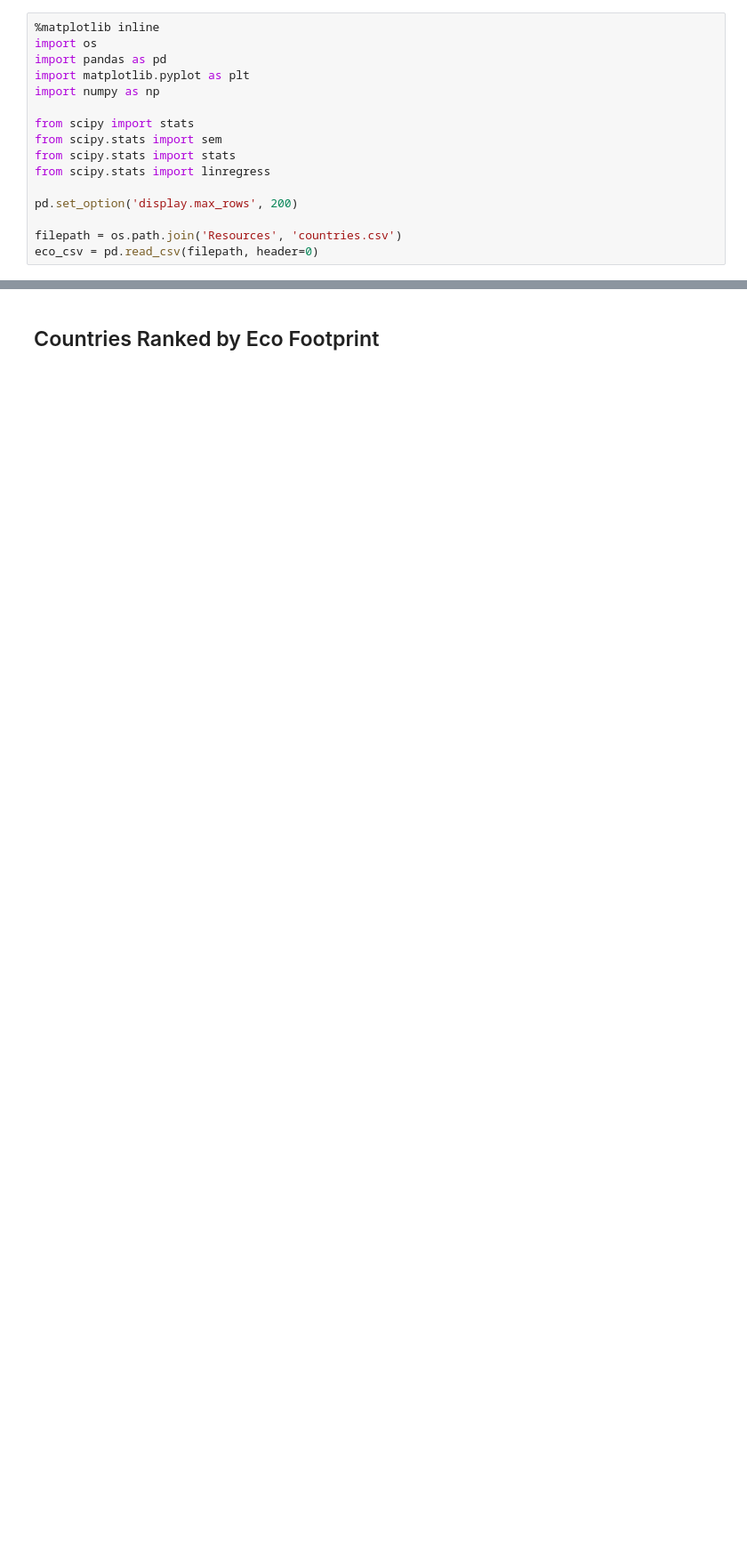
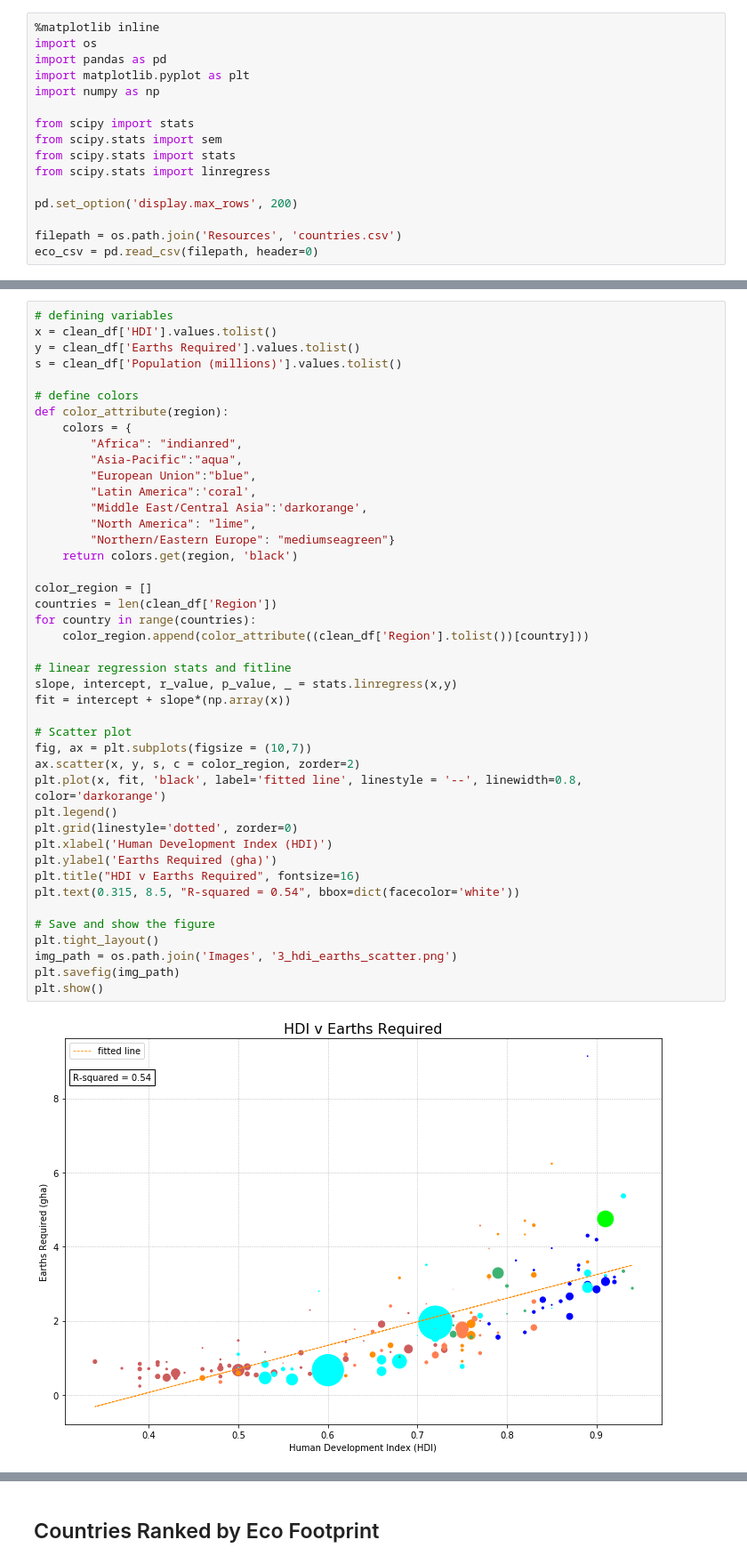
Before and after one commit to limbz-sami/Eco_footprint, a Jupyter notebook: eco_analysis.ipynb, the cells around one changed output, grey strips where cells are left out. Shown at 89% size. Cells and saved outputs as stored; diff of their text form; blank space fills up the shorter version.

```diff
--- a/eco_analysis.ipynb
+++ b/eco_analysis.ipynb
@@ -16,0 +151,45 @@ eco_csv = pd.read_csv(filepath, header=0)
+# %%
+# defining variables
+x = clean_df['HDI'].values.tolist()
+y = clean_df['Earths Required'].values.tolist()
+s = clean_df['Population (millions)'].values.tolist()
+
+# define colors
+def color_attribute(region):
+    colors = {
+        "Africa": "indianred",
+        "Asia-Pacific":"aqua",
+        "European Union":"blue",
+        "Latin America":'coral',
+        "Middle East/Central Asia":'darkorange',
+        "North America": "lime",
+        "Northern/Eastern Europe": "mediumseagreen"}
+    return colors.get(region, 'black')
+
+color_region = []
+countries = len(clean_df['Region'])
+for country in range(countries):
+    color_region.append(color_attribute((clean_df['Region'].tolist())[country]))
+
+# linear regression stats and fitline
+slope, intercept, r_value, p_value, _ = stats.linregress(x,y)
+fit = intercept + slope*(np.array(x))
+
+# Scatter plot
+fig, ax = plt.subplots(figsize = (10,7))
+ax.scatter(x, y, s, c = color_region, zorder=2)
+plt.plot(x, fit, 'black', label='fitted line', linestyle = '--', linewidth=0.8, color='darkorange')
+plt.legend()
+plt.grid(linestyle='dotted', zorder=0)
+plt.xlabel('Human Development Index (HDI)')
+plt.ylabel('Earths Required (gha)')
+plt.title("HDI v Earths Required", fontsize=16)
+plt.text(0.315, 8.5, "R-squared = 0.54", bbox=dict(facecolor='white'))
+
+# Save and show the figure
+plt.tight_layout()
+img_path = os.path.join('Images', '3_hdi_earths_scatter.png')
+plt.savefig(img_path)
+plt.show()
+# %% [output]
+[figure, added]
```
Also changed, not shown: parts of 41 cells of this notebook, 12 other files.
